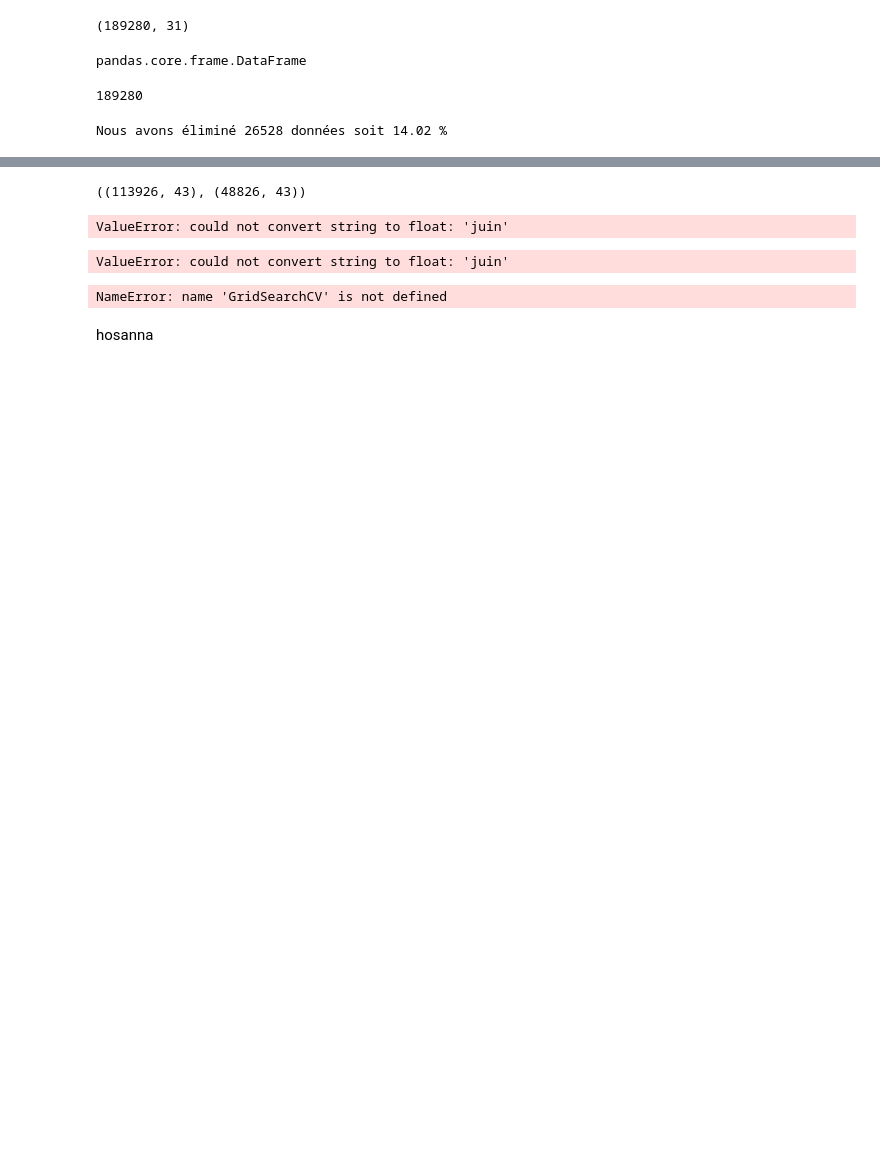
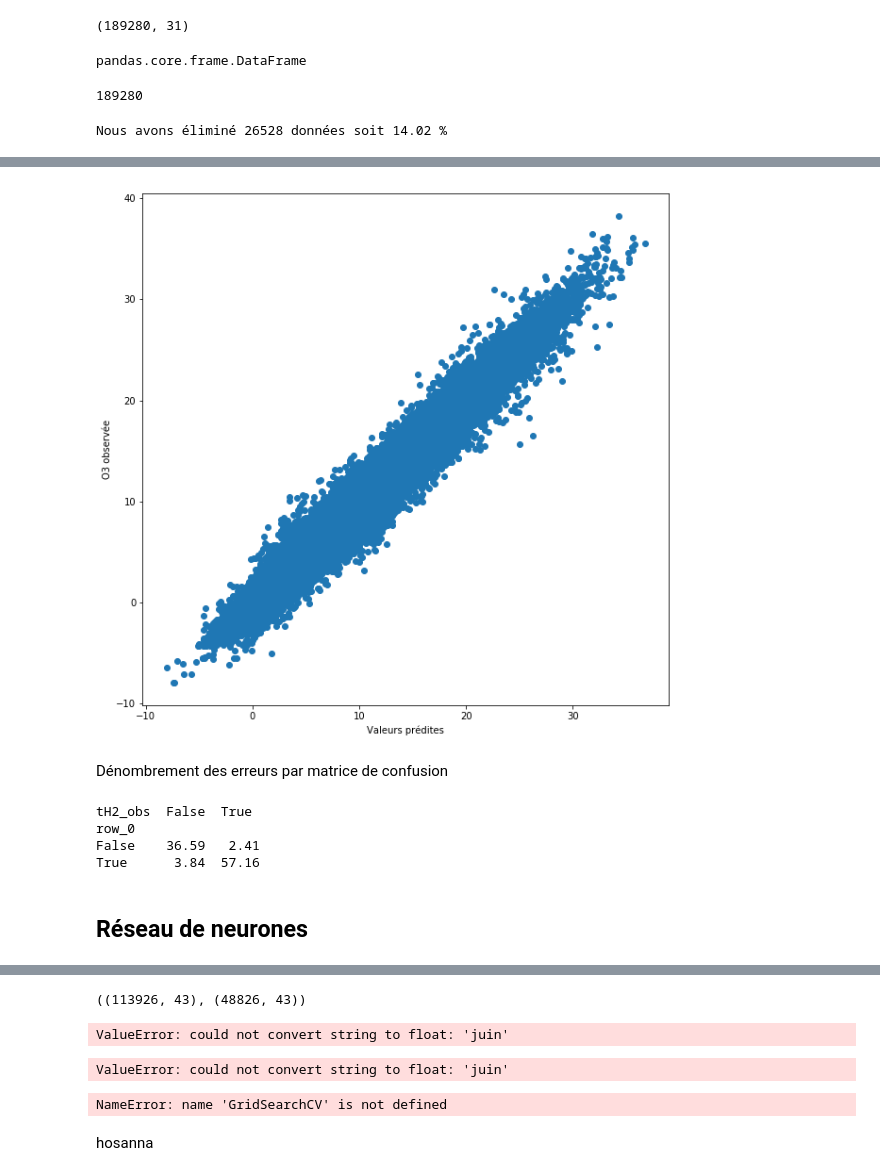
Before and after one commit to CangelosiQ/Defi, a Jupyter notebook: Data_Analysis_Python.ipynb, the cells around one changed output, grey strips where cells are left out. Saved outputs shown, nothing was run; the diff lists cells and outputs as text; code cells hidden in the pictures; blank space fills up the shorter version.

```diff
--- a/Data_Analysis_Python.ipynb
+++ b/Data_Analysis_Python.ipynb
@@ -121,3 +173,23 @@ X_train,X_test,Y_train,Y_test=train_test_split(X,Y,test_size=0.3,random_state=11
+# %%
+plt.figure(figsize=(10,10))
+plt.plot(prev,Y_test,"o")
+plt.xlabel(u"Valeurs prédites")
+plt.ylabel(u"O3 observée")
+plt.show()
+# %% [output]
+[figure, added]
+# %% [markdown]
+Dénombrement des erreurs par matrice de confusion
+# %%
+table=pd.crosstab(prev>10,Y_test>10)
+print(round(table/Y_test.shape[0]*100,2))
+# %% [output]
+tH2_obs  False  True
+row_0
+False    36.59   2.41
+True      3.84  57.16
+# %% [markdown]
+## Réseau de neurones
 # %%
 df_clean_c.dtypes
 # %% [output]
```
Also changed, not shown: parts of 17 cells of this notebook.
